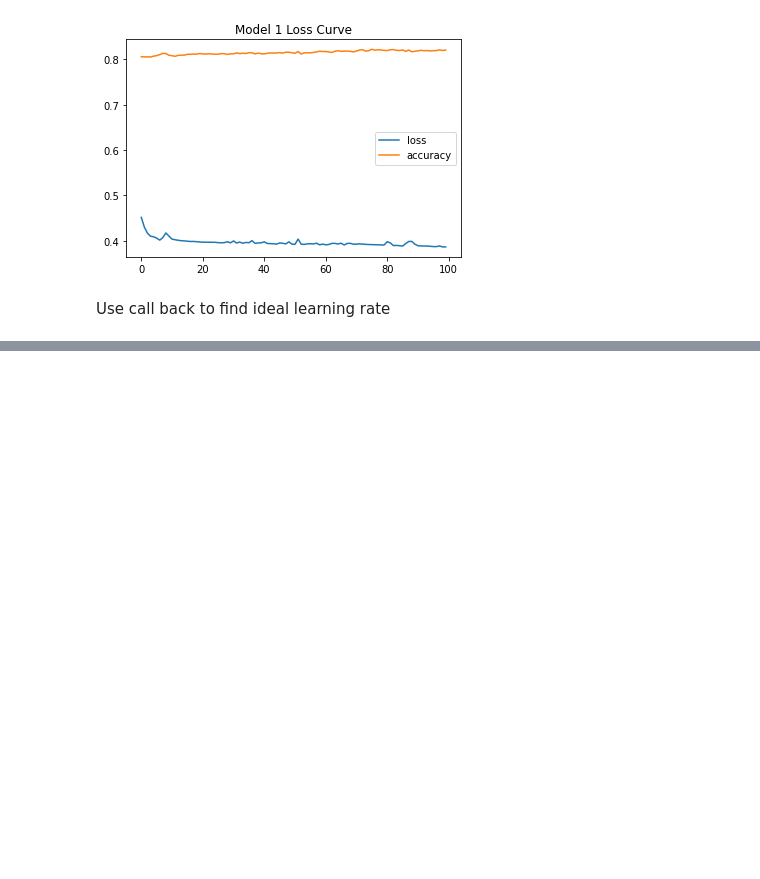
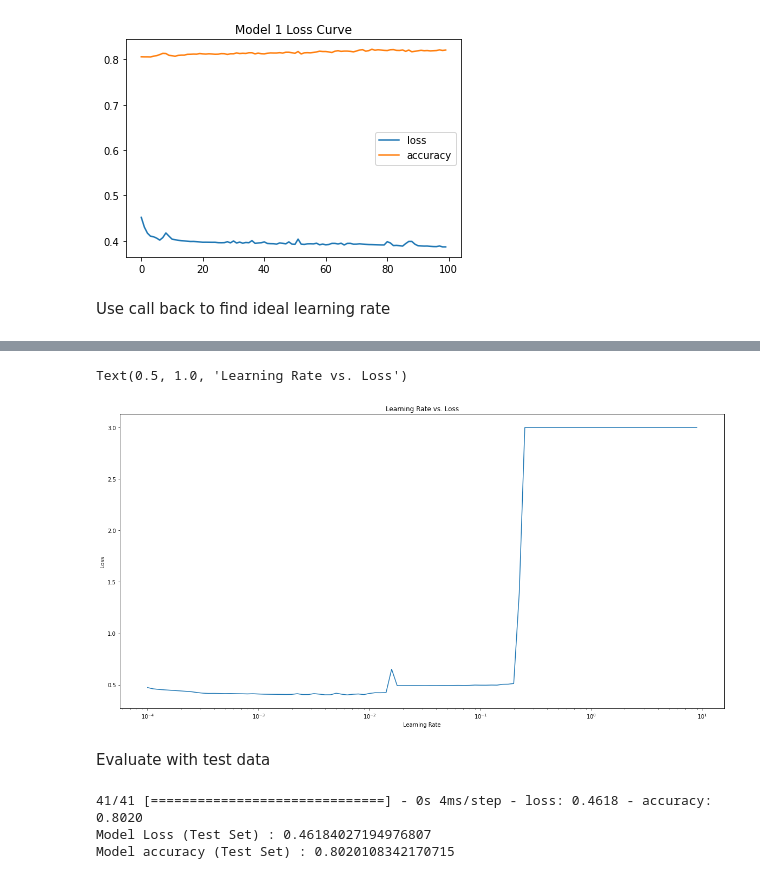
Before and after one commit to HLCarbon/DeepLearning, a Jupyter notebook: Deep_learning_classification.ipynb, the cells around one changed output, grey strips where cells are left out. Drawn from its saved outputs; the diff is of its cells as text; code cells hidden in the pictures; blank space fills up the shorter version.

```diff
--- a/Deep_learning_classification.ipynb
+++ b/Deep_learning_classification.ipynb
@@ -191,3 +191,28 @@ Text(0.5, 1.0, 'Model 1 Loss Curve')
 [figure]
 # %% [markdown]
 Use call back to find ideal learning rate
+# %%
+# Create model to fit on the training data and test on testing data
+tf.random.set_seed(66)
+
+model_2 = tf.keras.Sequential([
+    tf.keras.layers.Dense(4, activation="relu"),
+    tf.keras.layers.Dense(4, activation="relu"),
+    tf.keras.layers.Dense(1, activation="relu")
+])
+
+model_2.compile(loss="binary_crossentropy",
+optimizer="Adam",
+metrics=["accuracy"])
+
+# The callback works during model training
+# At each epoch if we change the learning rate and the
+# schedular is going to give Adam the updated learning rate
+
+# The learning rate starts at 1e-4 (.0001) and after each epoch
+# increase the learning rate 10^(epoch/20)
+scheduler = tf.keras.callbacks.LearningRateScheduler(lambda epoch: 1e-4 * 10**(epoch/20))
+
+history_lr = model_2.fit(X_train_normal, y_train,
+epochs=100,
+callbacks=[scheduler]) # You can have multiple callbacks
@@ -193,0 +237,20 @@ Use call back to find ideal learning rate
+# %%
+lrs = 1e-4 * (10 ** (tf.range(100)/20))
+plt.figure(figsize=(20, 10))
+plt.semilogx(lrs, history_lr.history['loss'])
+plt.xlabel("Learning Rate")
+plt.ylabel("Loss")
+plt.title("Learning Rate vs. Loss")
+# %% [output]
+Text(0.5, 1.0, 'Learning Rate vs. Loss')
+[figure, added]
+# %% [markdown]
+Evaluate with test data
+# %%
+loss, acc = model_1.evaluate(X_test_normal, y_test)
+print(f'Model Loss (Test Set) : {loss}')
+print(f'Model accuracy (Test Set) : {acc}')
+# %% [output]
+41/41 [==============================] - 0s 4ms/step - loss: 0.4618 - accuracy: 0.8020
+Model Loss (Test Set) : 0.46184027194976807
+Model accuracy (Test Set) : 0.8020108342170715
```
Also changed, not shown: parts of 27 cells of this notebook.
